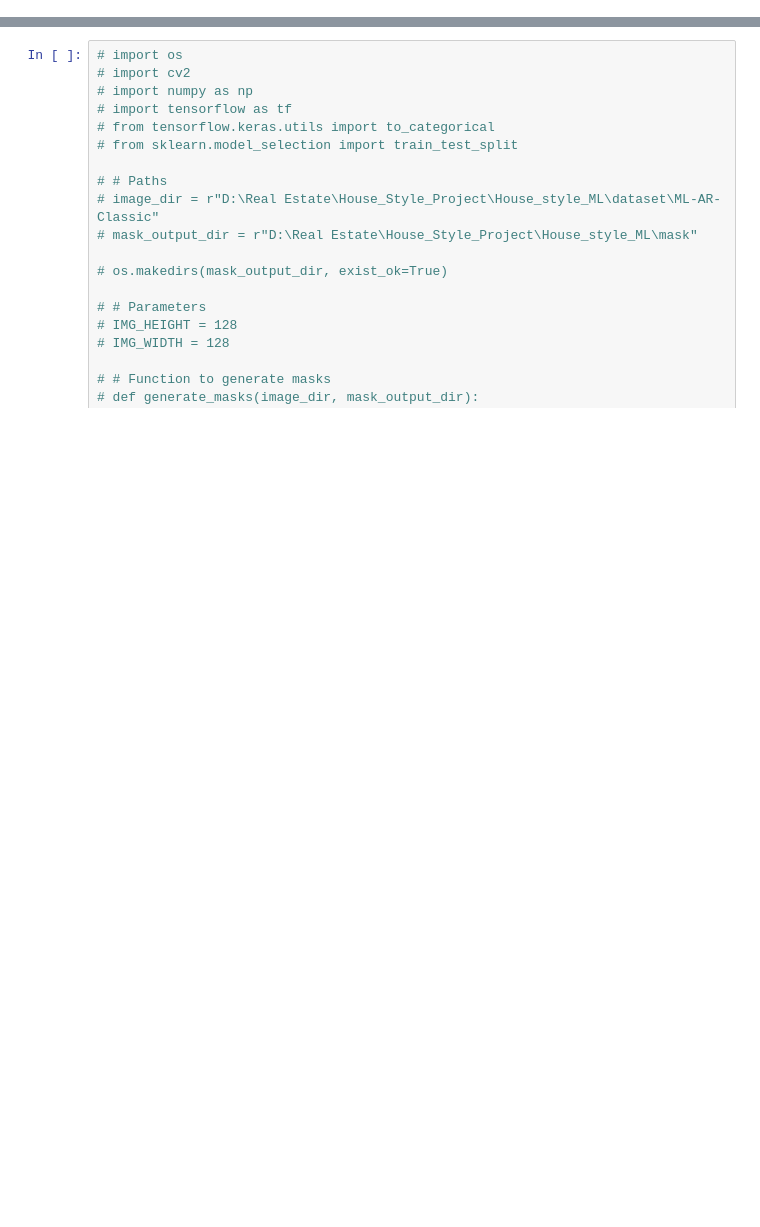
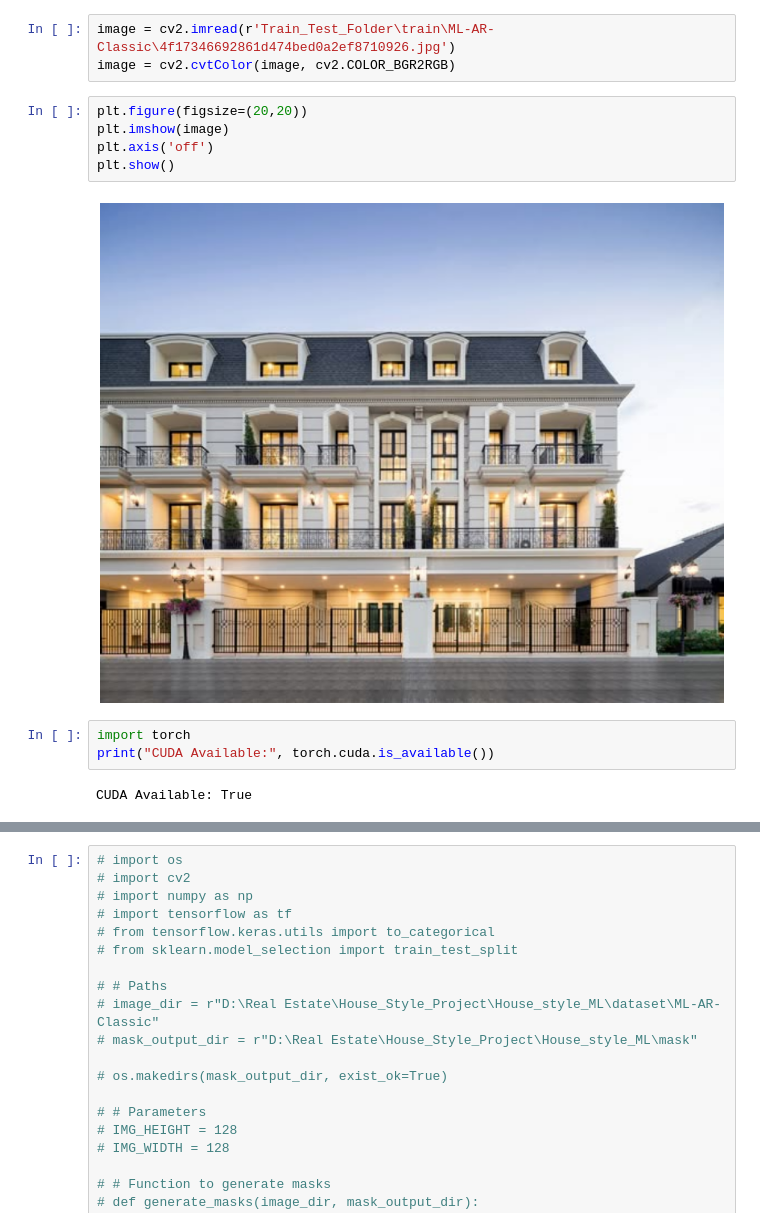
Before and after one commit to PanaritSa/House_style_ML, a Jupyter notebook: mask_gen_keras.ipynb, the cells around one changed output, grey strips where cells are left out. Saved outputs shown, nothing was run; the diff lists cells and outputs as text; blank space fills up the shorter version.

```diff
--- a/mask_gen_keras.ipynb
+++ b/mask_gen_keras.ipynb
@@ -0,0 +23,15 @@
+# %%
+image = cv2.imread(r'Train_Test_Folder\train\ML-AR-Classic\4f17346692861d474bed0a2ef8710926.jpg')
+image = cv2.cvtColor(image, cv2.COLOR_BGR2RGB)
+# %%
+plt.figure(figsize=(20,20))
+plt.imshow(image)
+plt.axis('off')
+plt.show()
+# %% [output]
+[figure, added]
+# %%
+import torch
+print("CUDA Available:", torch.cuda.is_available())
+# %% [output]
+CUDA Available: True
```
Also changed, not shown: parts of 15 cells of this notebook.
